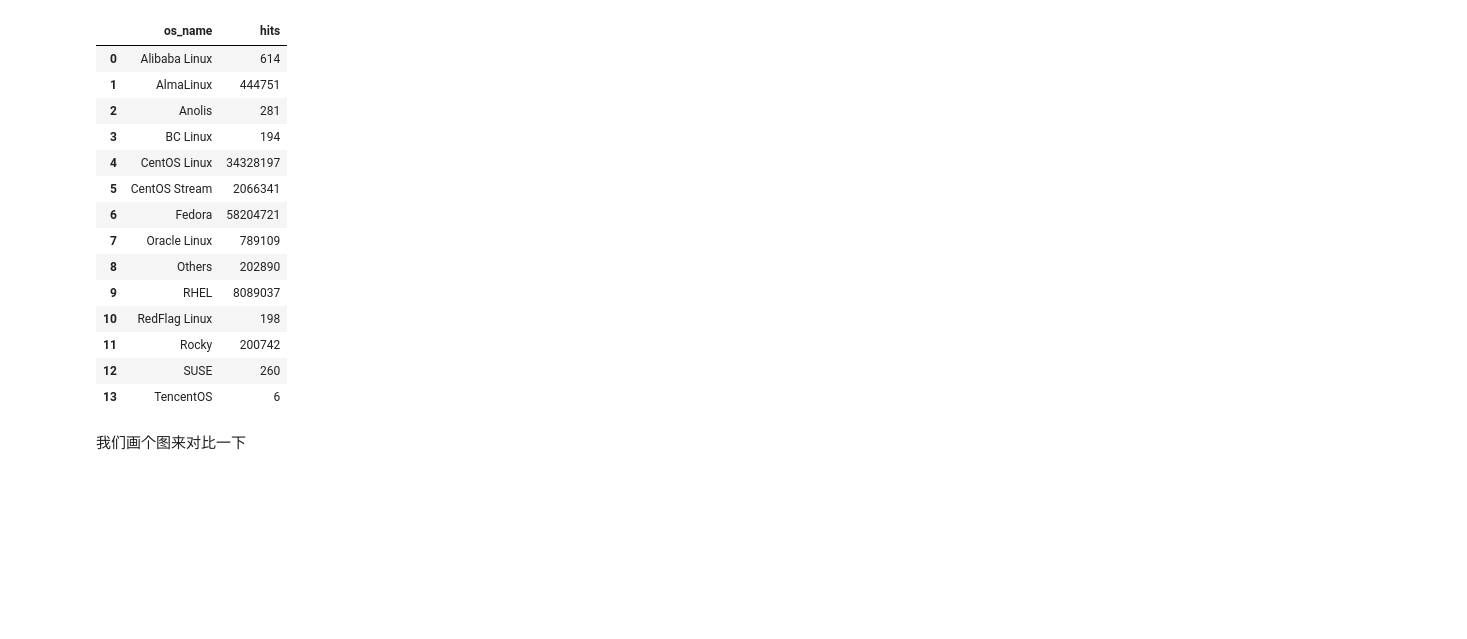
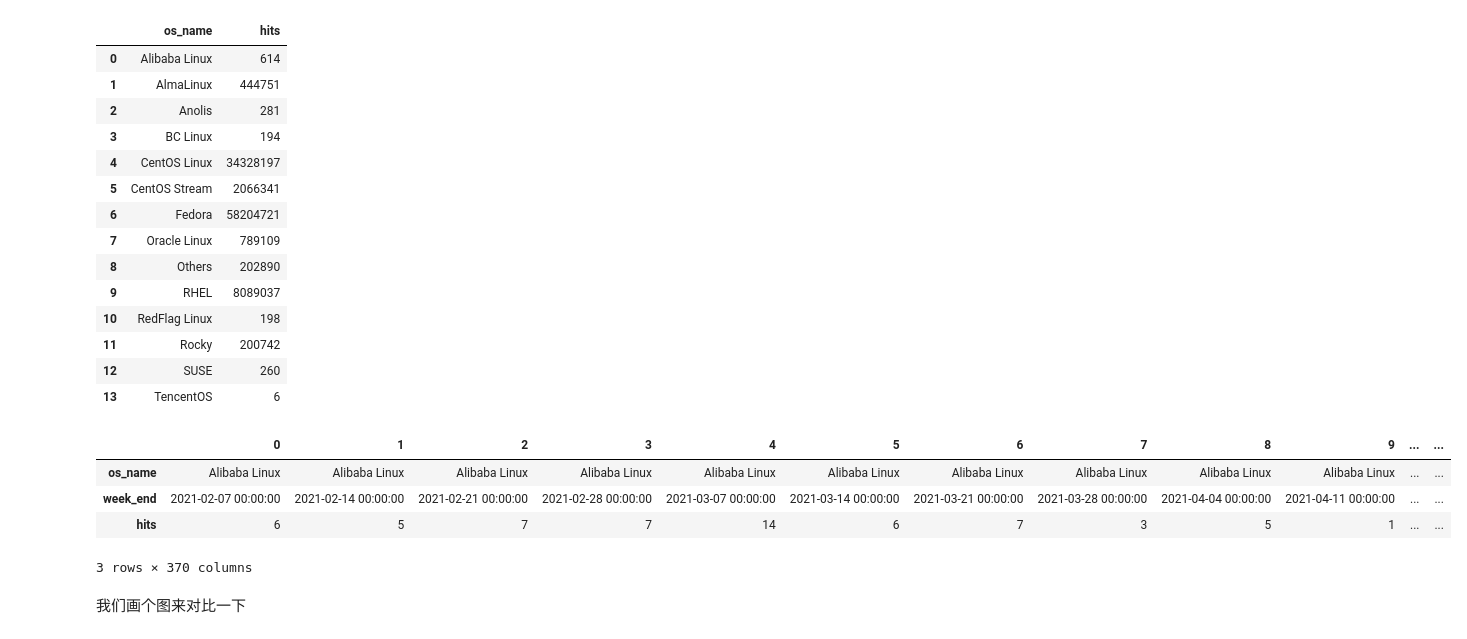
Before and after one commit to wangzheng422/docker_env, a Jupyter notebook: redhat/notes/2021/2021.08.epel.status.ipynb, the cells around one changed output. Drawn from its saved outputs; the diff is of its cells as text; code cells hidden in the pictures; blank space fills up the shorter version.

```diff
--- a/redhat/notes/2021/2021.08.epel.status.ipynb
+++ b/redhat/notes/2021/2021.08.epel.status.ipynb
@@ -10,8 +10,10 @@ we use source from https://data-analysis.fedoraproject.org/csv-reports/countme/t
 import pandas as pd
 import numpy as np
 
+VAR_BASEDIR = '/Users/wzh/Downloads/chrome_tmp/'
+
 # data_df = pd.read_csv('https://data-analysis.fedoraproject.org/csv-reports/countme/totals.csv')  # 读入 csv 文件为 pandas 的 DataFrame
-data_df = pd.read_csv('/Users/wzh/Downloads/chrome_tmp/totals.csv')
+data_df = pd.read_csv(VAR_BASEDIR + '/totals.csv')
 data_df.head(3).T  # 观察前几列并转置方便观察
 # %% [output]
 |  | 0 | 1 | 2 |
@@ -154,6 +158,14 @@ cal_df.groupby(['os_name'])['hits'].sum().reset_index()
 | 11 | Rocky | 200742 |
 | 12 | SUSE | 260 |
 | 13 | TencentOS | 6 |
+# %%
+cal_df.T
+# %% [output]
+|  | 0 | 1 | 2 | 3 | 4 | 5 | 6 | 7 | 8 | 9 | ... | ... |
+| os_name | Alibaba Linux | Alibaba Linux | Alibaba Linux | Alibaba Linux | Alibaba Linux | Alibaba Linux | Alibaba Linux | Alibaba Linux | Alibaba Linux | Alibaba Linux | ... | ... |
+| week_end | 2021-02-07 00:00:00 | 2021-02-14 00:00:00 | 2021-02-21 00:00:00 | 2021-02-28 00:00:00 | 2021-03-07 00:00:00 | 2021-03-14 00:00:00 | 2021-03-21 00:00:00 | 2021-03-28 00:00:00 | 2021-04-04 00:00:00 | 2021-04-11 00:00:00 | ... | ... |
+| hits | 6 | 5 | 7 | 7 | 14 | 6 | 7 | 3 | 5 | 1 | ... | ... |
+3 rows × 370 columns
 # %% [markdown]
 我们画个图来对比一下
 # %%
```
Also changed, not shown: parts of 1 cell of this notebook.
